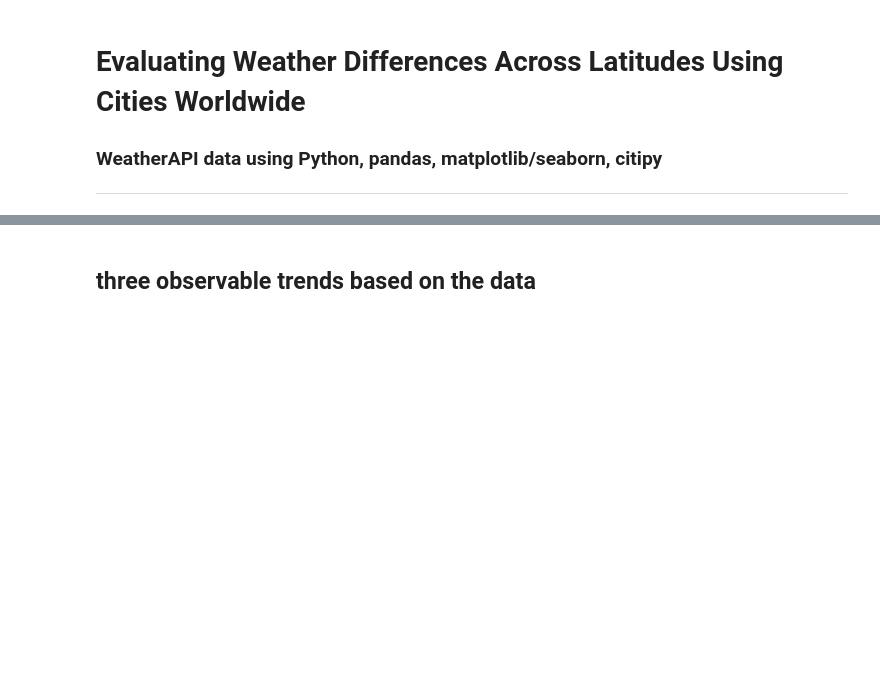
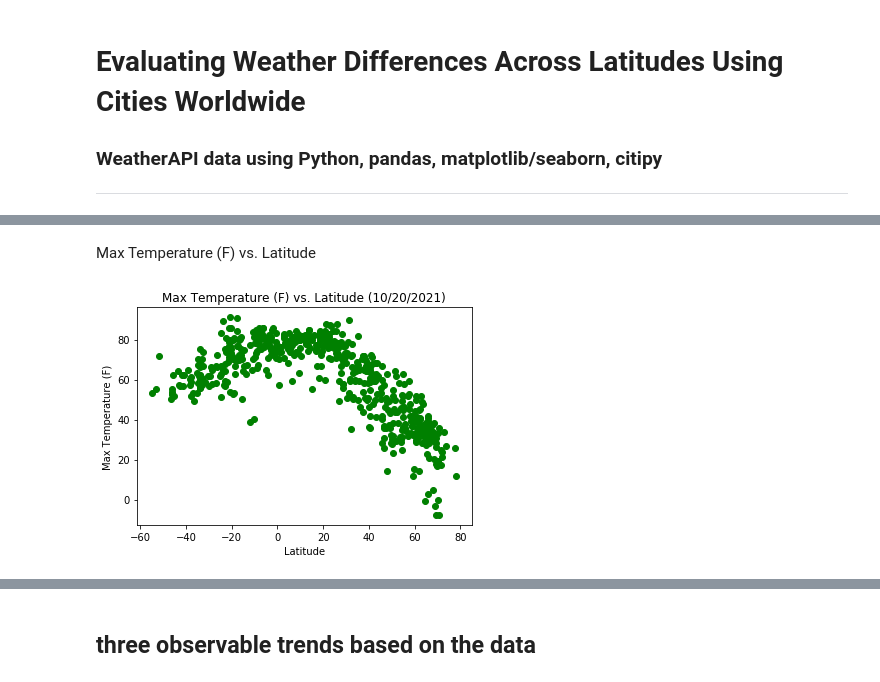
Before and after one commit to sedgedigital/Weather-Latitude-Correlation-API, a Jupyter notebook: WeatherAPI.ipynb, the cells around one changed output, grey strips where cells are left out. Drawn from its saved outputs; the diff is of its cells as text; code cells hidden in the pictures; blank space fills up the shorter version.

```diff
--- a/WeatherAPI.ipynb
+++ b/WeatherAPI.ipynb
@@ -199,0 +261,10 @@ plt.show()
+# %% [markdown]
+Max Temperature (F) vs. Latitude
+# %%
+plt.scatter(x=df[lat],y=df[maxt], color="green")
+plt.ylabel("Max Temperature (F)")
+plt.xlabel("Latitude")
+plt.title("Max Temperature (F) vs. Latitude (10/20/2021)")
+plt.show()
+# %% [output]
+[figure, added]
```
Also changed, not shown: parts of 62 cells of this notebook, 3 other files.
